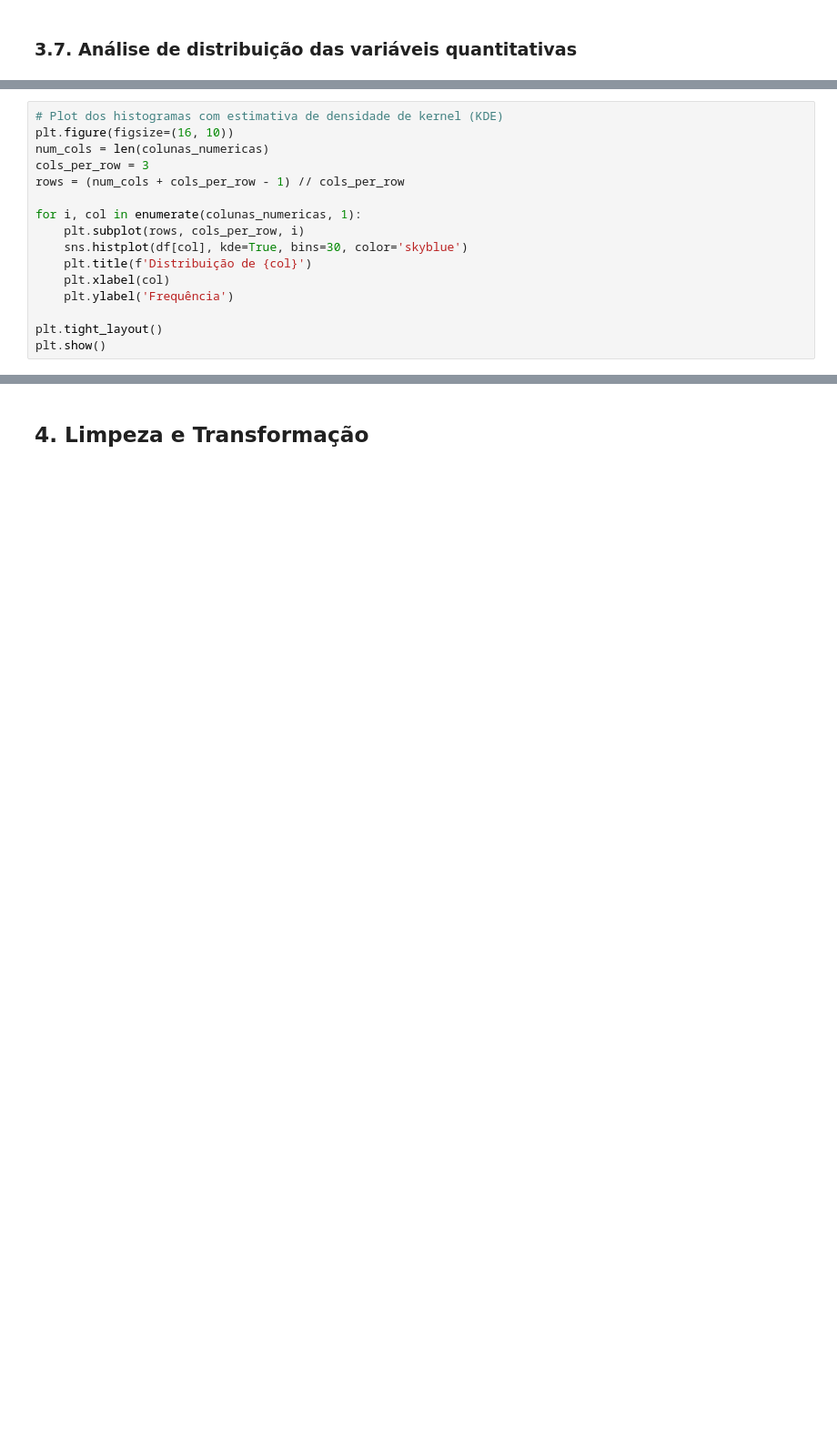
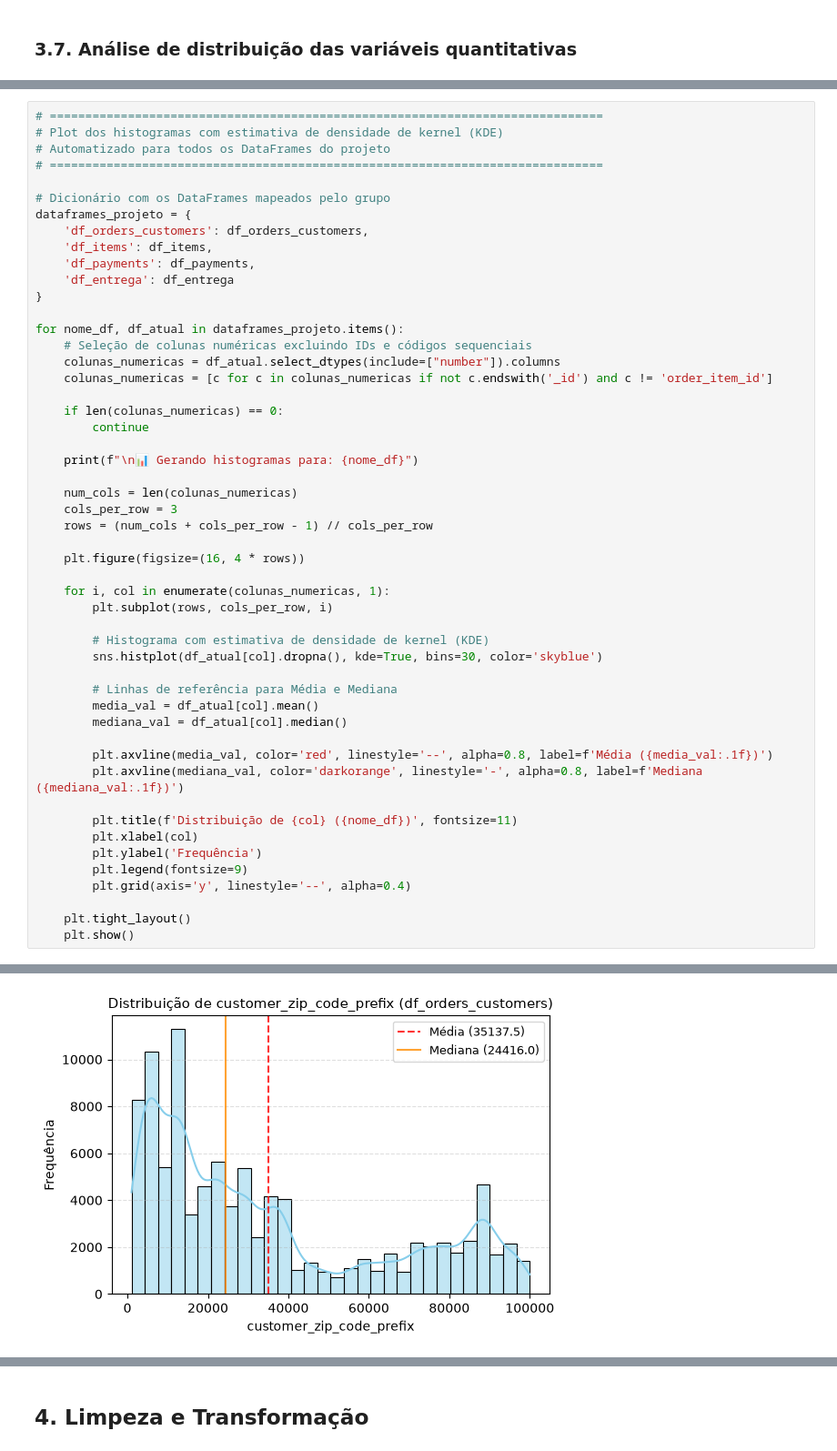
Before and after one commit to heliobrandao/projeto-tecnicas-programacao-i-py-ada, a Jupyter notebook: notebooks/analise.ipynb, the cells around one changed output, grey strips where cells are left out. Shown at 91% size. Cells and saved outputs as stored; diff of their text form; blank space fills up the shorter version.

```diff
--- a/notebooks/analise.ipynb
+++ b/notebooks/analise.ipynb
@@ -399,16 +593,0 @@ display(df_distribuicao)
-# %%
-# Plot dos histogramas com estimativa de densidade de kernel (KDE)
-plt.figure(figsize=(16, 10))
-num_cols = len(colunas_numericas)
-cols_per_row = 3
-rows = (num_cols + cols_per_row - 1) // cols_per_row
-
-for i, col in enumerate(colunas_numericas, 1):
-    plt.subplot(rows, cols_per_row, i)
-    sns.histplot(df[col], kde=True, bins=30, color='skyblue')
-    plt.title(f'Distribuição de {col}')
-    plt.xlabel(col)
-    plt.ylabel('Frequência')
-
-plt.tight_layout()
-plt.show()
@@ -414,0 +706,52 @@ plt.show()
+# %%
+# ==============================================================================
+# Plot dos histogramas com estimativa de densidade de kernel (KDE)
+# Automatizado para todos os DataFrames do projeto
+# ==============================================================================
+
+# Dicionário com os DataFrames mapeados pelo grupo
+dataframes_projeto = {
+    'df_orders_customers': df_orders_customers,
+    'df_items': df_items,
+    'df_payments': df_payments,
+    'df_entrega': df_entrega
+}
+
+for nome_df, df_atual in dataframes_projeto.items():
+    # Seleção de colunas numéricas excluindo IDs e códigos sequenciais
+    colunas_numericas = df_atual.select_dtypes(include=["number"]).columns
+    colunas_numericas = [c for c in colunas_numericas if not c.endswith('_id') and c != 'order_item_id']
+
+    if len(colunas_numericas) == 0:
+        continue
+
+    print(f"\n📊 Gerando histogramas para: {nome_df}")
+
+    num_cols = len(colunas_numericas)
+    cols_per_row = 3
+    rows = (num_cols + cols_per_row - 1) // cols_per_row
+
+    plt.figure(figsize=(16, 4 * rows))
+
+    for i, col in enumerate(colunas_numericas, 1):
+        plt.subplot(rows, cols_per_row, i)
+
+        # Histograma com estimativa de densidade de kernel (KDE)
+        sns.histplot(df_atual[col].dropna(), kde=True, bins=30, color='skyblue')
+
+        # Linhas de referência para Média e Mediana
+        media_val = df_atual[col].mean()
+        mediana_val = df_atual[col].median()
+
+        plt.axvline(media_val, color='red', linestyle='--', alpha=0.8, label=f'Média ({media_val:.1f})')
+        plt.axvline(mediana_val, color='darkorange', linestyle='-', alpha=0.8, label=f'Mediana ({mediana_val:.1f})')
+
+        plt.title(f'Distribuição de {col} ({nome_df})', fontsize=11)
+        plt.xlabel(col)
+        plt.ylabel('Frequência')
+        plt.legend(fontsize=9)
+        plt.grid(axis='y', linestyle='--', alpha=0.4)
+
+    plt.tight_layout()
+    plt.show()
+# %% [output]
@@ -414,0 +759 @@ plt.show()
+[figure, added]
```
Also changed, not shown: parts of 36 cells of this notebook.
